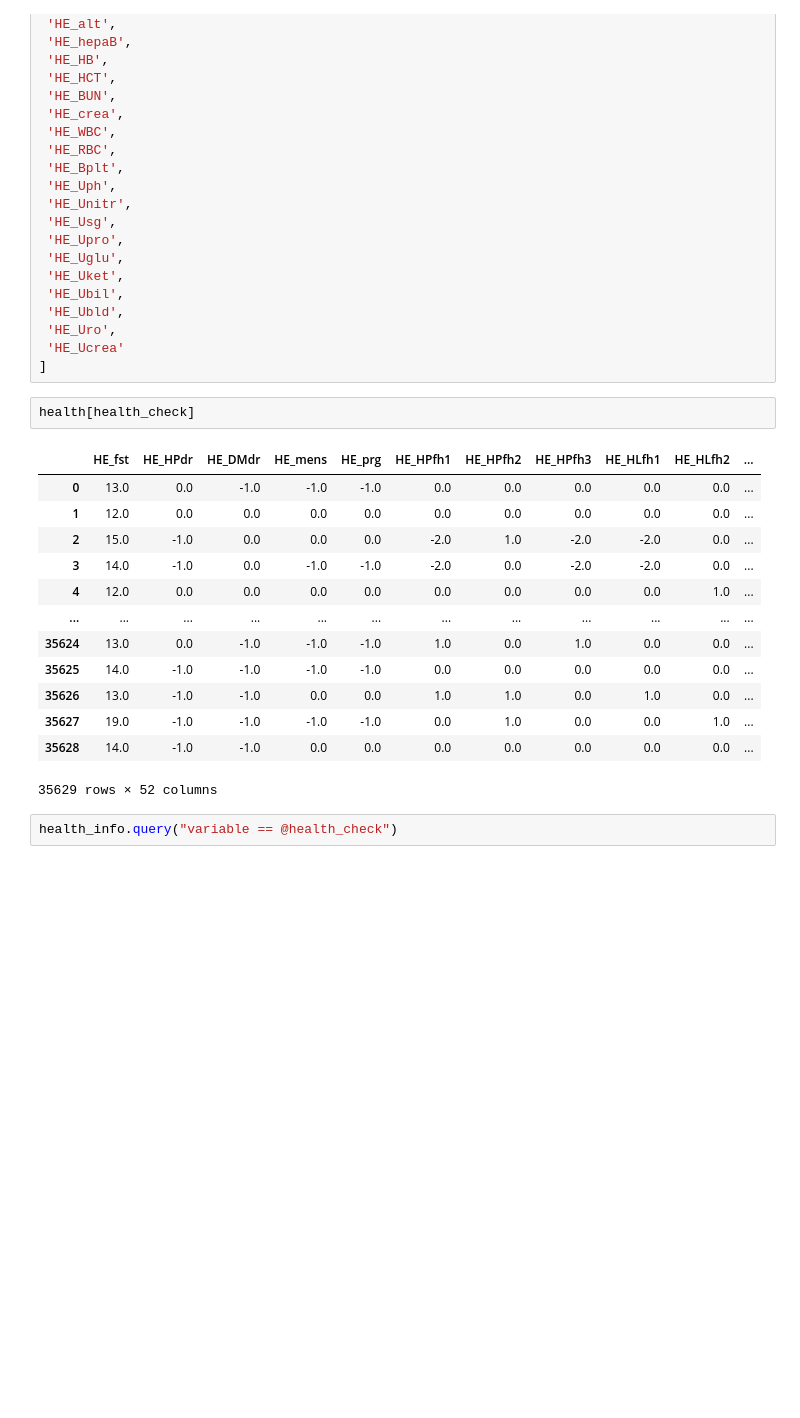
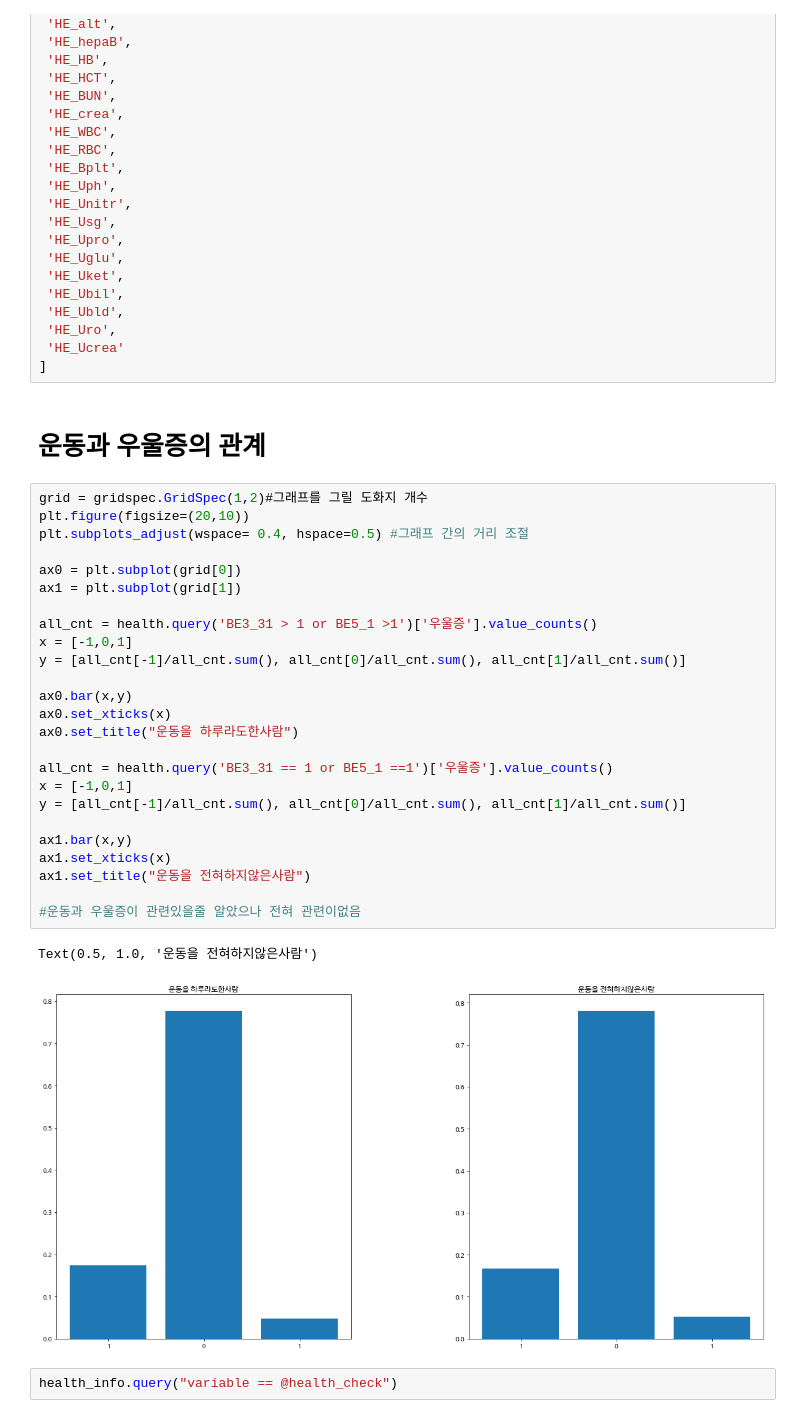
Before and after one commit to amthreeh/healthnutrition, a Jupyter notebook: nuritionC.ipynb, the cells around one changed output. Drawn from its saved outputs; the diff is of its cells as text; blank space fills up the shorter version.

```diff
--- a/nuritionC.ipynb
+++ b/nuritionC.ipynb
@@ -721,22 +835,36 @@ health_check = [
  'HE_Uro',
  'HE_Ucrea'
 ]
-# %%
-health[health_check]
-# %% [output]
-|  | HE_fst | HE_HPdr | HE_DMdr | HE_mens | HE_prg | HE_HPfh1 | HE_HPfh2 | HE_HPfh3 | HE_HLfh1 | HE_HLfh2 | ... |
-| 0 | 13.0 | 0.0 | -1.0 | -1.0 | -1.0 | 0.0 | 0.0 | 0.0 | 0.0 | 0.0 | ... |
-| 1 | 12.0 | 0.0 | 0.0 | 0.0 | 0.0 | 0.0 | 0.0 | 0.0 | 0.0 | 0.0 | ... |
-| 2 | 15.0 | -1.0 | 0.0 | 0.0 | 0.0 | -2.0 | 1.0 | -2.0 | -2.0 | 0.0 | ... |
-| 3 | 14.0 | -1.0 | 0.0 | -1.0 | -1.0 | -2.0 | 0.0 | -2.0 | -2.0 | 0.0 | ... |
-| 4 | 12.0 | 0.0 | 0.0 | 0.0 | 0.0 | 0.0 | 0.0 | 0.0 | 0.0 | 1.0 | ... |
-| ... | ... | ... | ... | ... | ... | ... | ... | ... | ... | ... | ... |
-| 35624 | 13.0 | 0.0 | -1.0 | -1.0 | -1.0 | 1.0 | 0.0 | 1.0 | 0.0 | 0.0 | ... |
-| 35625 | 14.0 | -1.0 | -1.0 | -1.0 | -1.0 | 0.0 | 0.0 | 0.0 | 0.0 | 0.0 | ... |
-| 35626 | 13.0 | -1.0 | -1.0 | 0.0 | 0.0 | 1.0 | 1.0 | 0.0 | 1.0 | 0.0 | ... |
-| 35627 | 19.0 | -1.0 | -1.0 | -1.0 | -1.0 | 0.0 | 1.0 | 0.0 | 0.0 | 1.0 | ... |
-| 35628 | 14.0 | -1.0 | -1.0 | 0.0 | 0.0 | 0.0 | 0.0 | 0.0 | 0.0 | 0.0 | ... |
-35629 rows × 52 columns
+# %% [markdown]
+# 운동과 우울증의 관계
+# %%
+grid = gridspec.GridSpec(1,2)#그래프를 그릴 도화지 개수
+plt.figure(figsize=(20,10))
+plt.subplots_adjust(wspace= 0.4, hspace=0.5) #그래프 간의 거리 조절
+
+ax0 = plt.subplot(grid[0])
+ax1 = plt.subplot(grid[1])
+
+all_cnt = health.query('BE3_31 > 1 or BE5_1 >1')['우울증'].value_counts()
+x = [-1,0,1]
+y = [all_cnt[-1]/all_cnt.sum(), all_cnt[0]/all_cnt.sum(), all_cnt[1]/all_cnt.sum()]
+
+ax0.bar(x,y)
+ax0.set_xticks(x)
+ax0.set_title("운동을 하루라도한사람")
+
+all_cnt = health.query('BE3_31 == 1 or BE5_1 ==1')['우울증'].value_counts()
+x = [-1,0,1]
+y = [all_cnt[-1]/all_cnt.sum(), all_cnt[0]/all_cnt.sum(), all_cnt[1]/all_cnt.sum()]
+
+ax1.bar(x,y)
+ax1.set_xticks(x)
+ax1.set_title("운동을 전혀하지않은사람")
+
+#운동과 우울증이 관련있을줄 알았으나 전혀 관련이없음
+# %% [output]
+Text(0.5, 1.0, '운동을 전혀하지않은사람')
+[figure, added]
 # %%
 health_info.query("variable == @health_check")
 # %% [output]
```
Also changed, not shown: parts of 24 cells of this notebook.
